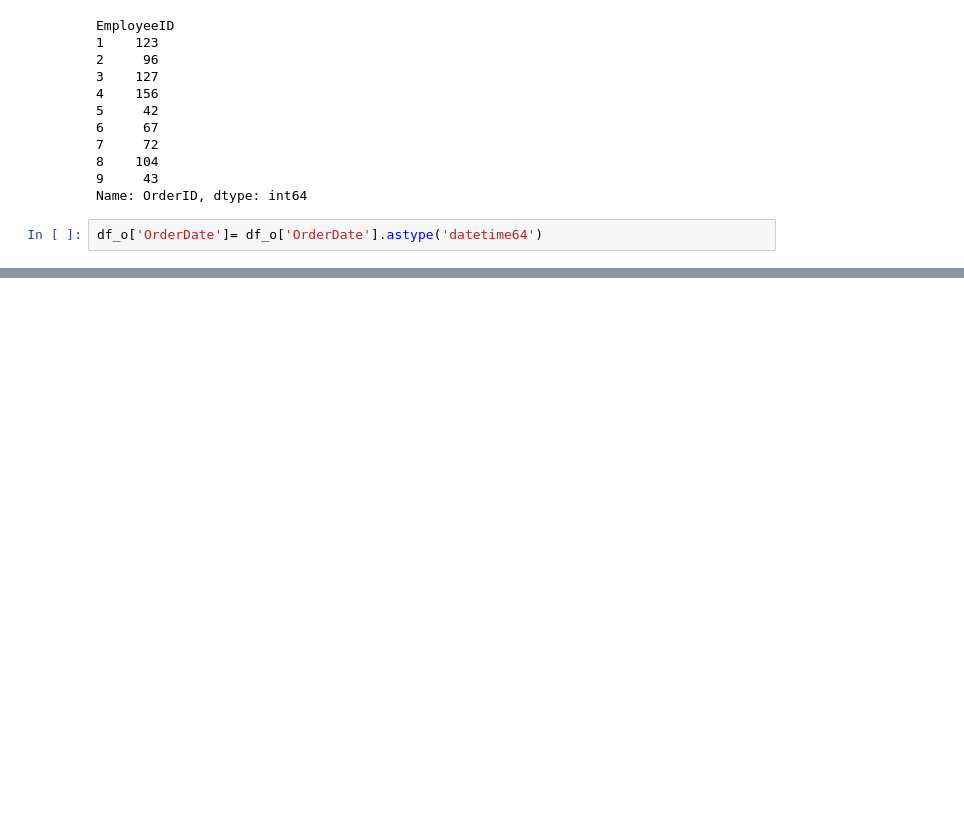
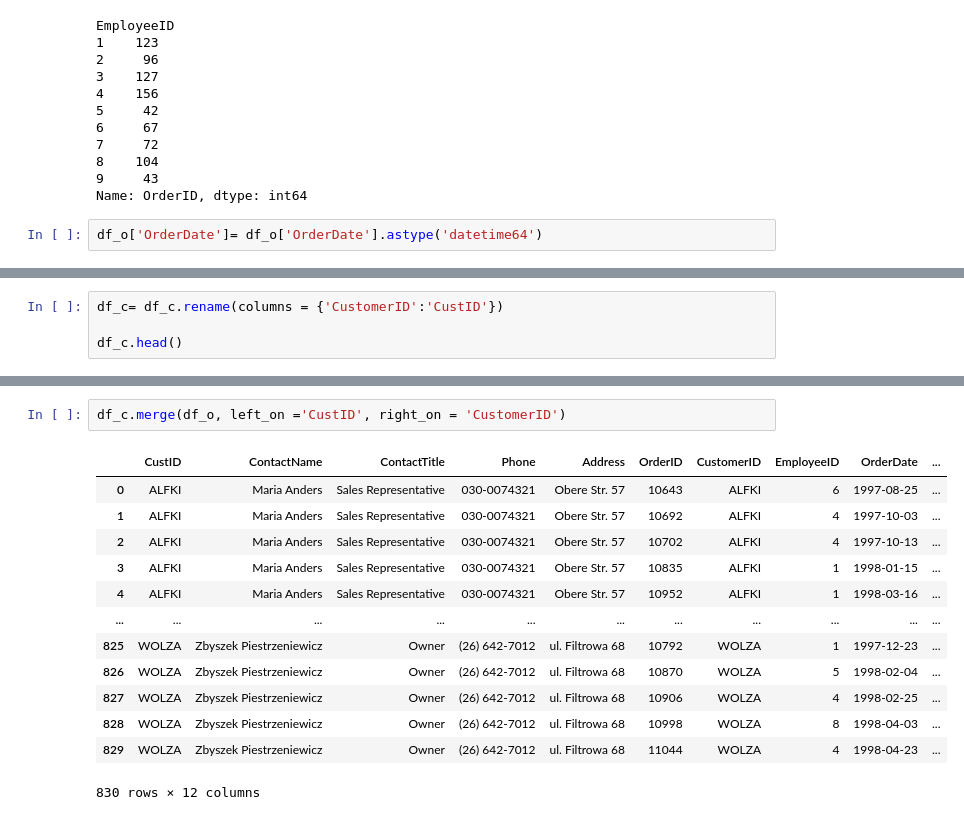
Before and after one commit to Sinrez/PythonProjects, a Jupyter notebook: pandas_stepic.ipynb, the cells around one changed output, grey strips where cells are left out. Cells and saved outputs as stored; diff of their text form; blank space fills up the shorter version.

```diff
--- a/pandas_stepic.ipynb
+++ b/pandas_stepic.ipynb
@@ -494,0 +546,4 @@ df_o['OrderDate']= df_o['OrderDate'].astype('datetime64')
+# %%
+df_c= df_c.rename(columns = {'CustomerID':'CustID'})
+
+df_c.head()
@@ -494,0 +557,16 @@ df_o['OrderDate']= df_o['OrderDate'].astype('datetime64')
+# %%
+df_c.merge(df_o, left_on ='CustID', right_on = 'CustomerID')
+# %% [output]
+|  | CustID | ContactName | ContactTitle | Phone | Address | OrderID | CustomerID | EmployeeID | OrderDate | ... |
+| 0 | ALFKI | Maria Anders | Sales Representative | 030-0074321 | Obere Str. 57 | 10643 | ALFKI | 6 | 1997-08-25 | ... |
+| 1 | ALFKI | Maria Anders | Sales Representative | 030-0074321 | Obere Str. 57 | 10692 | ALFKI | 4 | 1997-10-03 | ... |
+| 2 | ALFKI | Maria Anders | Sales Representative | 030-0074321 | Obere Str. 57 | 10702 | ALFKI | 4 | 1997-10-13 | ... |
+| 3 | ALFKI | Maria Anders | Sales Representative | 030-0074321 | Obere Str. 57 | 10835 | ALFKI | 1 | 1998-01-15 | ... |
+| 4 | ALFKI | Maria Anders | Sales Representative | 030-0074321 | Obere Str. 57 | 10952 | ALFKI | 1 | 1998-03-16 | ... |
+| ... | ... | ... | ... | ... | ... | ... | ... | ... | ... | ... |
+| 825 | WOLZA | Zbyszek Piestrzeniewicz | Owner | (26) 642-7012 | ul. Filtrowa 68 | 10792 | WOLZA | 1 | 1997-12-23 | ... |
+| 826 | WOLZA | Zbyszek Piestrzeniewicz | Owner | (26) 642-7012 | ul. Filtrowa 68 | 10870 | WOLZA | 5 | 1998-02-04 | ... |
+| 827 | WOLZA | Zbyszek Piestrzeniewicz | Owner | (26) 642-7012 | ul. Filtrowa 68 | 10906 | WOLZA | 4 | 1998-02-25 | ... |
+| 828 | WOLZA | Zbyszek Piestrzeniewicz | Owner | (26) 642-7012 | ul. Filtrowa 68 | 10998 | WOLZA | 8 | 1998-04-03 | ... |
+| 829 | WOLZA | Zbyszek Piestrzeniewicz | Owner | (26) 642-7012 | ul. Filtrowa 68 | 11044 | WOLZA | 4 | 1998-04-23 | ... |
+830 rows × 12 columns
```
Also changed, not shown: parts of 26 cells of this notebook.
